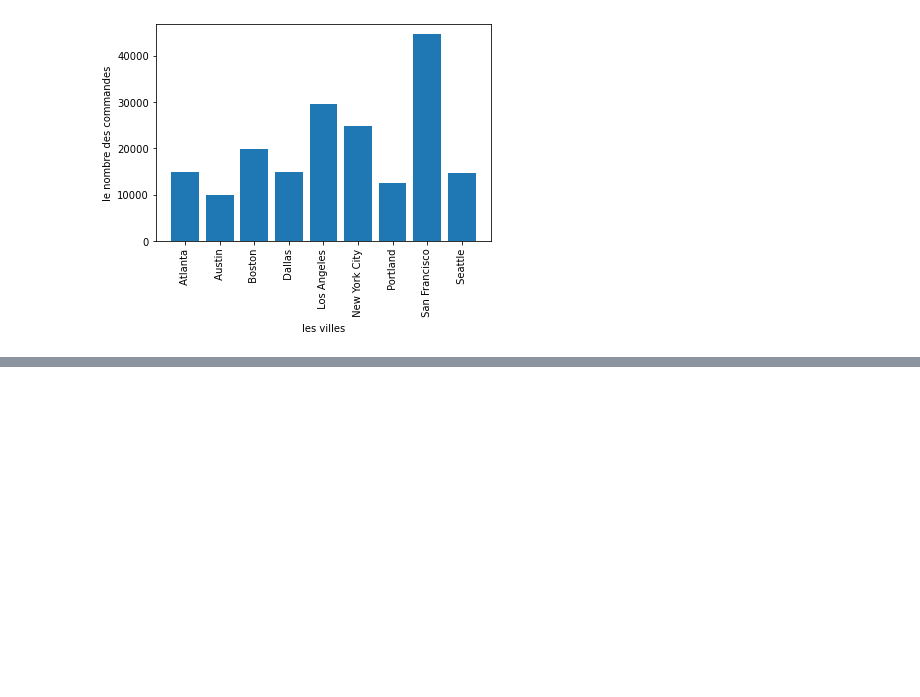
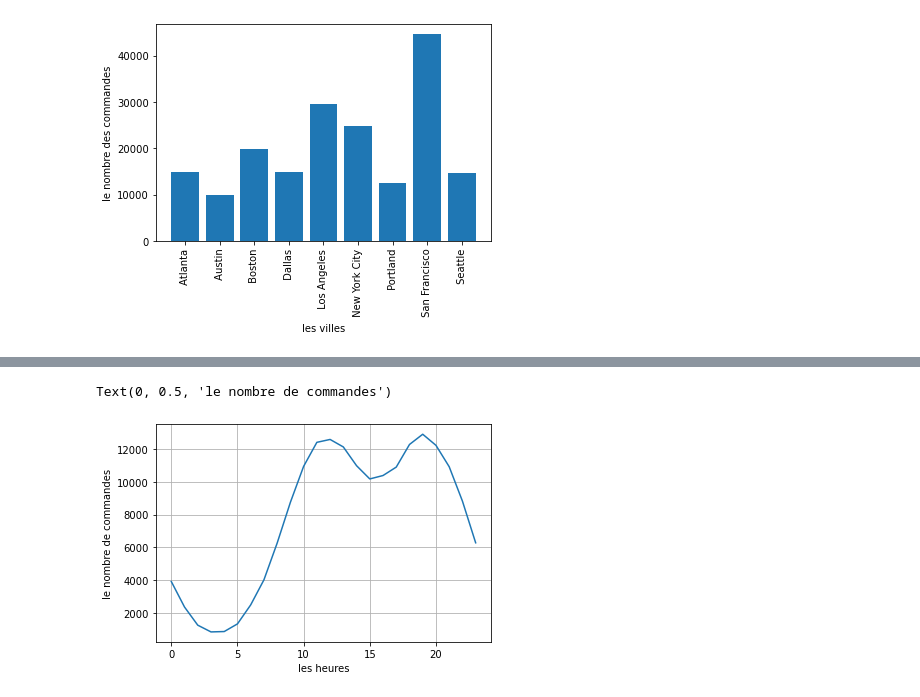
Before and after one commit to Azrarag/data-analysis, a Jupyter notebook: datat.ipynb, the cells around one changed output, grey strips where cells are left out. Drawn from its saved outputs; the diff is of its cells as text; code cells hidden in the pictures; blank space fills up the shorter version.

Commit message:
trier et visualiser  les heures selon le nombre des commandes

```diff
--- a/datat.ipynb
+++ b/datat.ipynb
@@ -305,0 +308,2 @@ Text(0, 0.5, 'le nombre des commandes')
+# %%
+all_data['Hour']= pd.to_datetime(all_data['Order Date']).dt.hour
@@ -305,0 +335,7 @@ Text(0, 0.5, 'le nombre des commandes')
+# %%
+keys=[]
+hours=[]
+for key,hour in all_data.groupby('Hour'):
+    keys.append(key)
+    hours.append(len(hour))
+hours
@@ -305,0 +360,8 @@ Text(0, 0.5, 'le nombre des commandes')
+# %%
+plt.grid()
+plt.plot(keys,hours)
+plt.xlabel('les heures')
+plt.ylabel('le nombre de commandes')
+# %% [output]
+Text(0, 0.5, 'le nombre de commandes')
+[figure, added]
```
Also changed, not shown: parts of 5 cells of this notebook.
